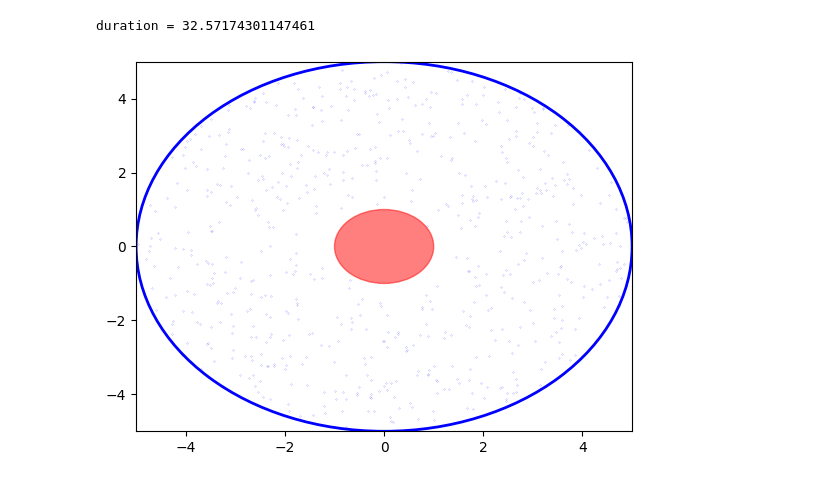
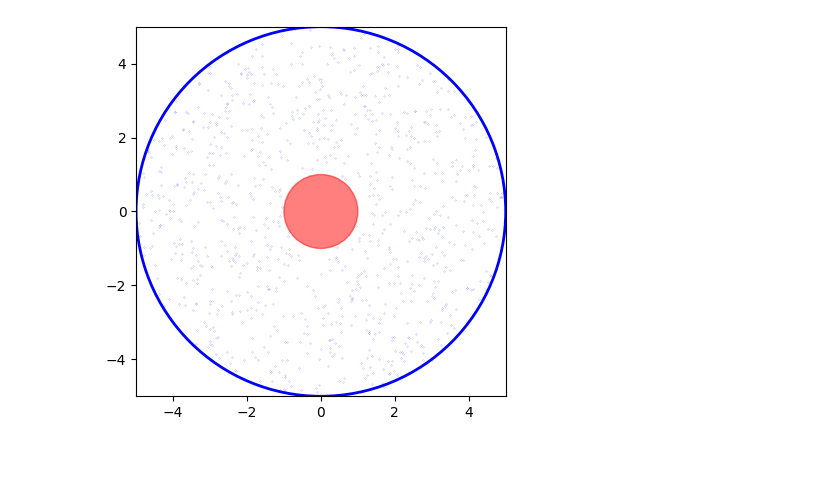
Before and after one commit to 07abrar/TensorlyTraining, a Jupyter notebook: Agent_Based_Neutron_Diffusion_numbaparallel.ipynb, the cells around one changed output. Cells and saved outputs as stored; diff of their text form; code cells hidden in the pictures.

```diff
--- a/Agent_Based_Neutron_Diffusion_numbaparallel.ipynb
+++ b/Agent_Based_Neutron_Diffusion_numbaparallel.ipynb
@@ -98,48 +102,48 @@ record.shape
-# %%
-end = time.time()
-print(f'duration = {end-start}')
-# %% [output]
-duration = 32.57174301147461
 # %%
 # Create a figure and axis for the animation
+radius = 5
+fr = 1
+fps = 20
+speed = 1
+
 fig, ax = plt.subplots()
 ax.set_xlim(-radius, radius)
 ax.set_ylim(-radius, radius)
+ax.set_aspect('equal')
 
 # Create a scatter plot for the particles with a specified size (e.g., ms=2)
 particles, = ax.plot([], [], 'bo', ms=0.1)
 
 # Create cylinder boundary
 cylinder = plt.Circle((0, 0), radius, color='b', fill=False, lw=2)
 ax.add_patch(cylinder)
 
 # Create fuel region
 fuel_region = plt.Circle((0, 0), fr, color='red', alpha=0.5)
 ax.add_patch(fuel_region)
 
 # Function to initialize the plot
 def init():
     particles.set_data([], [])
     return particles,
 
 # Function to update particle positions for each frame
 def update(frame):
     x_data = record[frame,:,0].copy()
     y_data = record[frame,:,1].copy()
     particles.set_data(x_data, y_data)
     return particles,
 
 # Create the animation
 ani = animation.FuncAnimation(fig, update, frames=len(record), init_func=init, interval=50, blit=True)
 
 # Set up the animation writer (for saving as a GIF)
-Writer = animation.writers['pillow']
-writer = Writer(fps=fps, metadata=dict(artist='Me'), bitrate=1800)
-
+Writer = animation.writers['ffmpeg']
+writer = Writer(fps=fps, metadata=dict(artist='Me'), bitrate=1500)
 # Save the animation as a GIF
-ani.save('particle_animation.gif', writer=writer)
+ani.save('particle_animation.mp4', writer=writer)
 
 # Display the animation
 plt.show()
 # %% [output]
-[figure, old version]
+[figure, new version]
```
Also changed, not shown: parts of 4 cells of this notebook, 3 other files.
